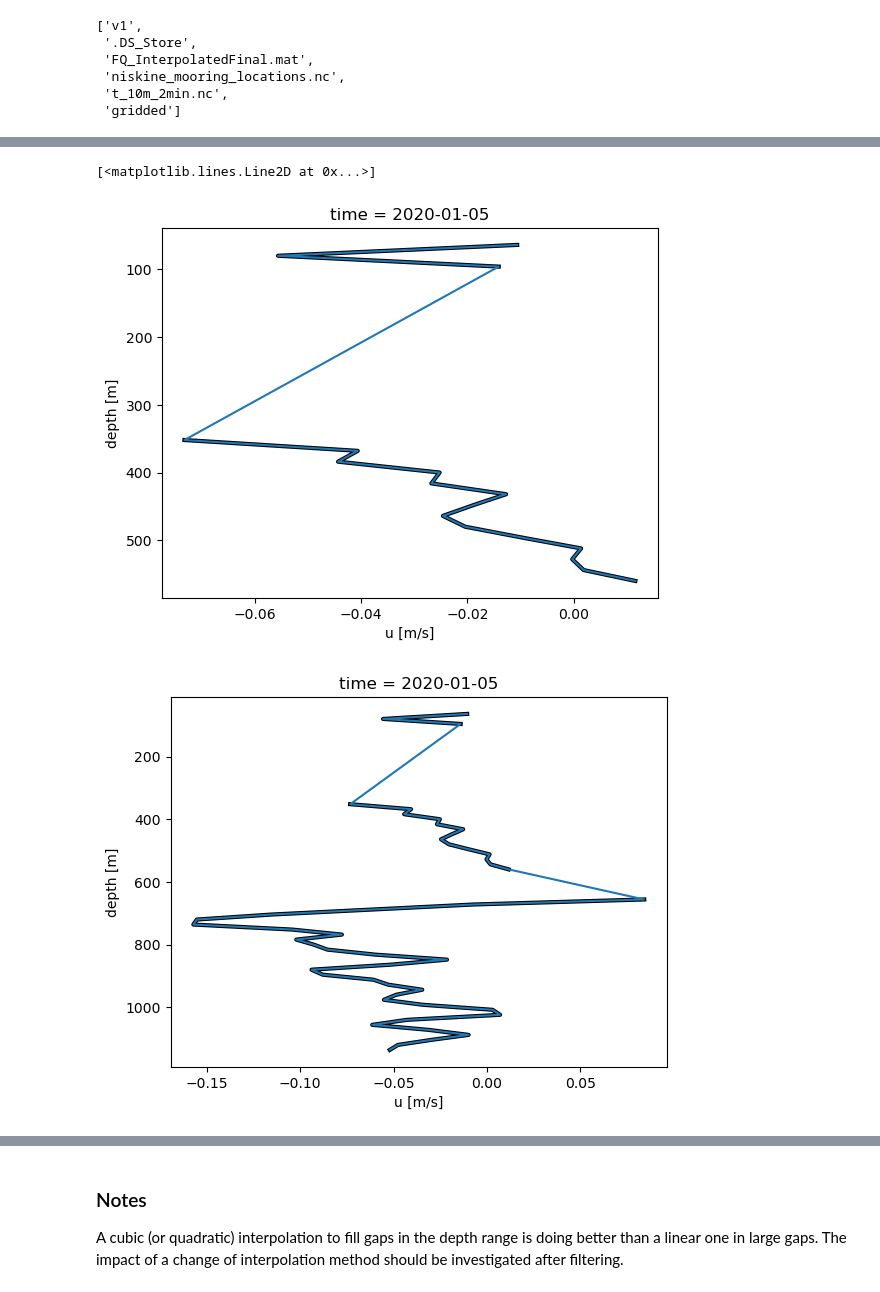
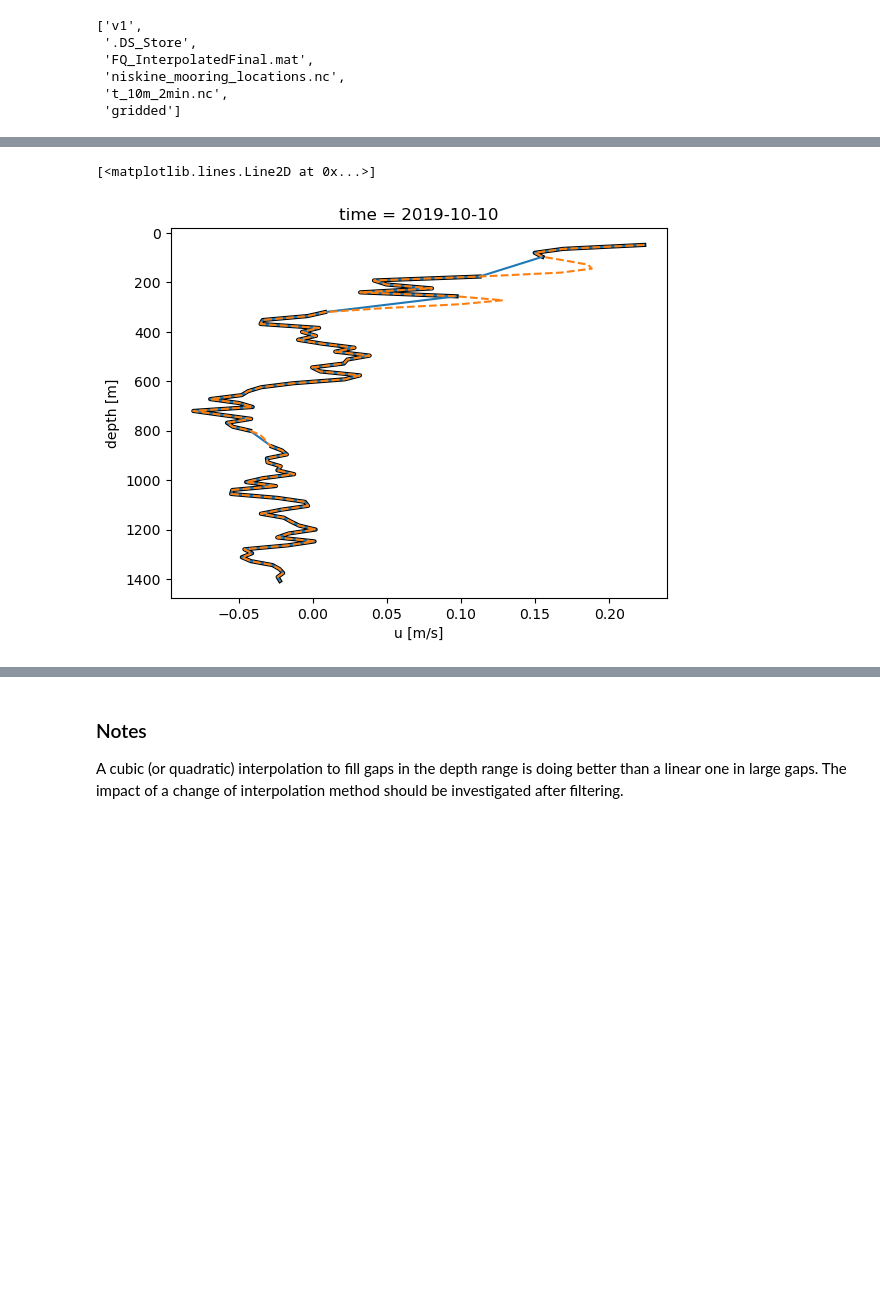
Before and after one commit to zcasparco/NIW, a Jupyter notebook: Data_overview/Gridding.ipynb, the cells around one changed output, grey strips where cells are left out. Cells and saved outputs as stored; diff of their text form; code cells hidden in the pictures; blank space fills up the shorter version.

```diff
--- a/Data_overview/Gridding.ipynb
+++ b/Data_overview/Gridding.ipynb
@@ -55,5 +52,5 @@ def plot_uv(_ds,V,fig,ax,cmap = 'coolwarm', vmax=0.4,**kwargs):
 # %%
-mooring = 'M2'
+mooring = 'M1'
 listfile = sorted(filter(os.path.isfile,glob.glob(root_dir+'v1/'+mooring+'*')))
 arraylist = [xr.open_dataset(file) for file in listfile]
 
@@ -61,7 +58,7 @@ t_new = pd.date_range(start='2019-05-17T16', end='2020-10-06T00', freq=timedelta
 z_new = np.arange(0,2000,16)
 # %%
 ds,ds_fill = interpolation(arraylist,z_new,t_new,**{'method':'linear'})
-#ds_cubic,ds_fill_cubic = interpolation(arraylist,z_new,t_new,**{'method':'cubic'})
+ds_cubic,ds_fill_cubic = interpolation(arraylist,z_new,t_new,**{'method':'cubic'})
 # %%
 ds_gridded = xr.open_dataset(root_dir+'gridded/'+mooring+'_gridded_simple_merge_gaps_filled.nc')
 ds_gaps = xr.open_dataset(root_dir+'gridded/'+mooring+'_gridded_simple_merge.nc')
@@ -84,15 +81,14 @@ plot_uv(ds_gridded,'v',fig,ax)
 # %%
-t = '2020-01-05'
+t = '2019-10-10'
 ds.u.sel(time=t,method='nearest').plot(c='k',lw=3,y='z',yincrease=False)
 ds_fill.u.sel(time=t,method='nearest').plot(y='z',yincrease=False)
-#ds_fill_cubic.u.sel(time=t,method='nearest').plot(y='z',yincrease=False,ls='--')
+ds_fill_cubic.u.sel(time=t,method='nearest').plot(y='z',yincrease=False,ls='--')
 
 
-plt.figure()
-ds_gaps.u.sel(time=t,method='nearest').plot(lw=3,c='k',y='z',yincrease=False)
-ds_gridded.u.sel(time=t,method='nearest').plot(y='z',yincrease=False)
+#plt.figure()
+#ds_gaps.u.sel(time=t,method='nearest').plot(lw=3,c='k',y='z',yincrease=False)
+#ds_gridded.u.sel(time=t,method='nearest').plot(y='z',yincrease=False)
 # %% [output]
 [<matplotlib.lines.Line2D at 0x...>]
-[figure, old version]
+[figure, new version]
-[figure, removed]
 # %%
```
Also changed, not shown: parts of 6 cells of this notebook, 11 other files.
